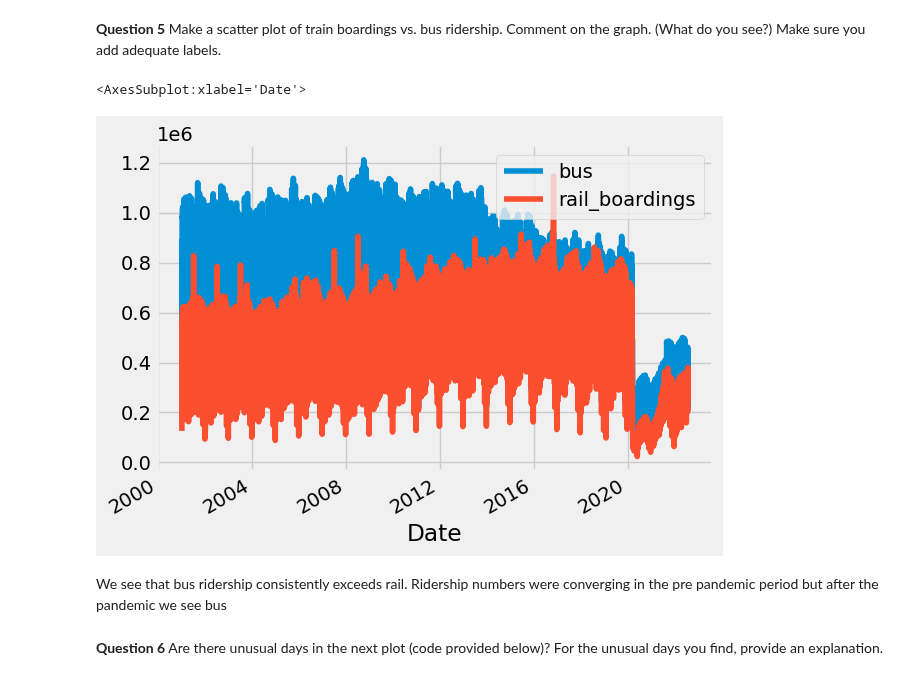
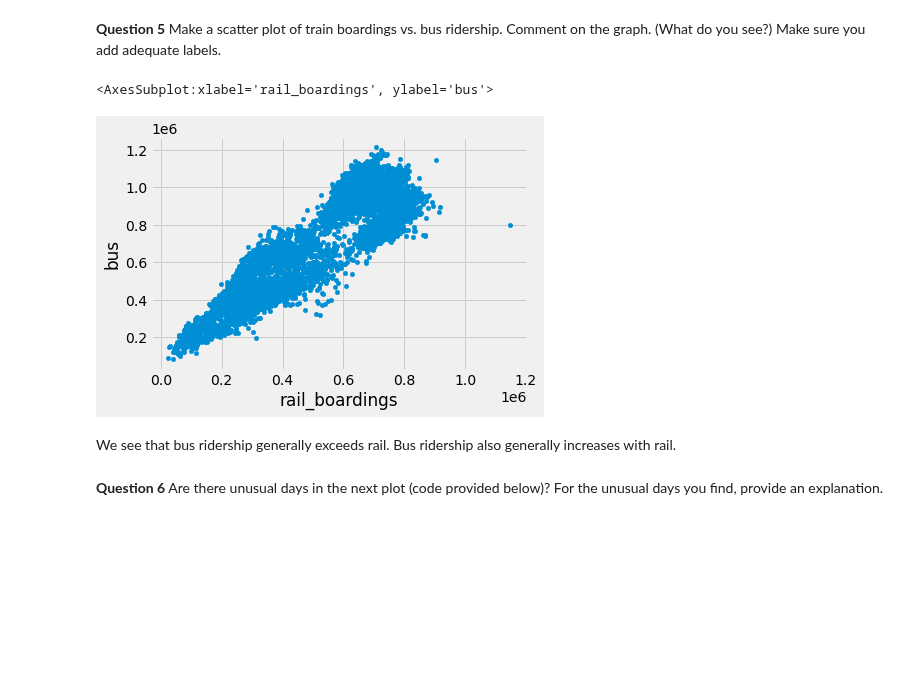
Before and after one commit to mattzhao-R/data-118, a Jupyter notebook: hw/HW03_FALL22.ipynb, the cells around one changed output. Drawn from its saved outputs; the diff is of its cells as text; code cells hidden in the pictures; blank space fills up the shorter version.

```diff
--- a/hw/HW03_FALL22.ipynb
+++ b/hw/HW03_FALL22.ipynb
@@ -122,13 +141,13 @@ cta.query("Date.dt.year == 2019 and Date.dt.month == 1")['total_rides'].sum() -
 Ridership has fallen around 19,185,997 in total between the three years
 # %% [markdown]
 **Question 5** Make a scatter plot of train boardings vs. bus ridership.  Comment on the graph.  (What do you see?)  Make sure you add adequate labels.
-# %%
-cta[['Date','bus','rail_boardings']].plot('Date')
-# %% [output]
-<AxesSubplot:xlabel='Date'>
-[figure, removed]
-# %% [markdown]
-We see that bus ridership consistently exceeds rail. Ridership numbers were converging in the pre pandemic period but after the pandemic we see bus
+# %%
+cta.plot.scatter('rail_boardings','bus')
+# %% [output]
+<AxesSubplot:xlabel='rail_boardings', ylabel='bus'>
+[figure, added]
+# %% [markdown]
+We see that bus ridership generally exceeds rail. Bus ridership also generally increases with rail.
 # %% [markdown]
 **Question 6** Are there unusual days in the next plot (code provided below)? For the unusual days you find, provide an explanation.
 # %%
```
Also changed, not shown: parts of 17 cells of this notebook.
